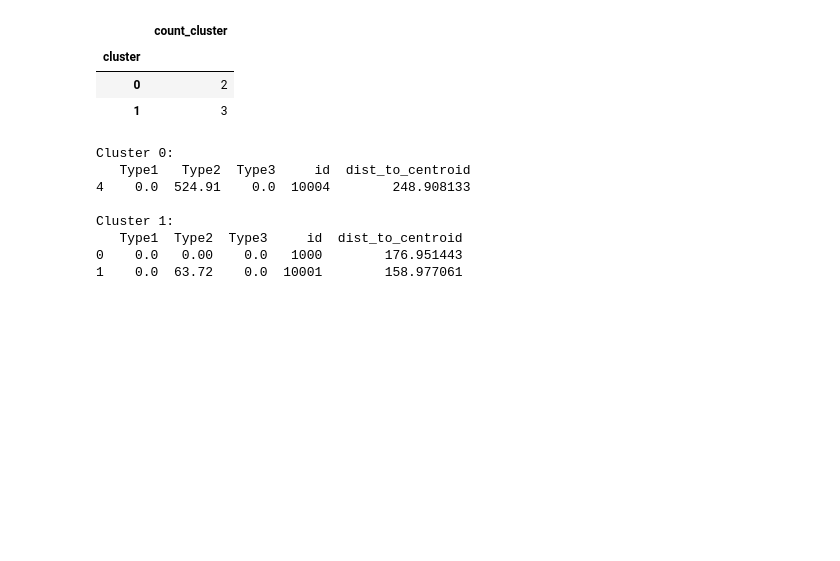
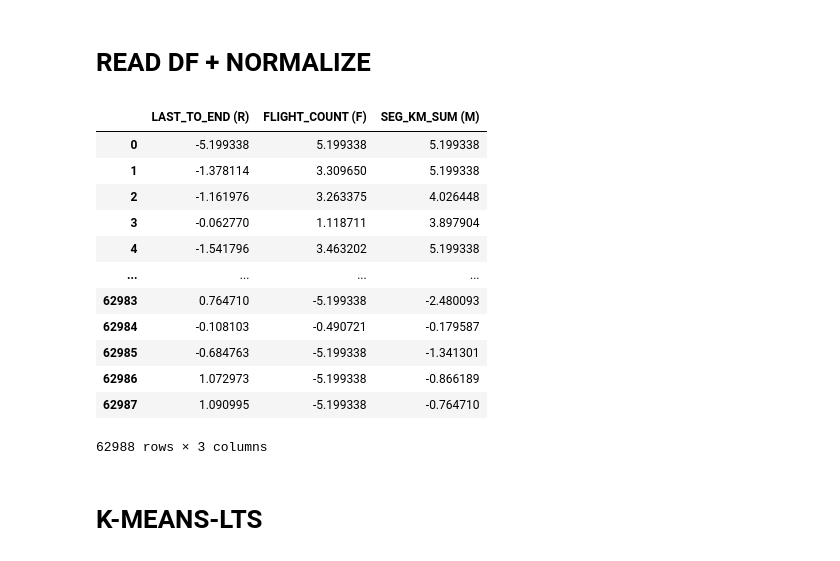
Before and after one commit to jptriciaestella/Skripsi-Kmeans-LTS, a Jupyter notebook: DATASET1/lts.ipynb, the cells around one changed output. Drawn from its saved outputs; the diff is of its cells as text; code cells hidden in the pictures; blank space fills up the shorter version.

```diff
--- a/DATASET1/lts.ipynb
+++ b/DATASET1/lts.ipynb
@@ -371,54 +0,0 @@ df
-# %%
-df_test = pd.DataFrame({'Type1': [0.0, 0.0, 473.6, 0.0, 0.0],
-                   'Type2': [0.0, 63.72, 174.0, 996.0, 524.91],
-                   'Type3': [0.0, 0.0, 31.6, 160.92, 0.0],
-                   'id': [1000, 10001, 10002, 10003, 10004]})
-
-points = df_test.drop('id', axis=1)
-# or points = df[['Type1', 'Type2', 'Type3']]
-
-# points = df.copy()
-kmeans = KMeans(n_clusters=2, random_state=0).fit(points)
-df_test['cluster'] = kmeans.labels_
-
-centroids = kmeans.cluster_centers_
-df_test['dist_to_centroid'] = np.linalg.norm(points - centroids[df_test['cluster']], axis=1)
-
-df_test.groupby('cluster').agg(count_cluster = ('cluster', 'count'))
-# %% [output]
-|  | count_cluster |
-| cluster |  |
-| 0 | 2 |
-| 1 | 3 |
-# %%
-trim_percent = 10
-
-cluster_df = [df_test[df_test['cluster'] == i].drop('cluster', axis=1) for i in range(2)]
-# Menampilkan DataFrame untuk setiap cluster
-for i, cluster_df in enumerate(cluster_df):
-
-    cluster_df = pd.DataFrame(cluster_df)
-    # print(f"Cluster {i}:\n{cluster_df}\n")
-
-    # mengurutkan dataframe berdasarkan jarak ke centroid
-    if 'dist_to_centroid' in cluster_df.columns:
-        sorted_cluster_df = cluster_df.sort_values('dist_to_centroid', ascending=False)
-        # print(f"Cluster {i}:\n{sorted_cluster_df}\n")
-
-        # memotong 10% data tiap dataframe yg memiliki jarak terbesar
-        rows_to_keep = int((100 - trim_percent) / 100 * len(sorted_cluster_df))
-        trimmed_cluster_df = sorted_cluster_df.tail(rows_to_keep)
-        print(f"Cluster {i}:\n{trimmed_cluster_df}\n")
-
-
-# print(cluster_df)
-# print(df)
-# %% [output]
-Cluster 0:
-   Type1   Type2  Type3     id  dist_to_centroid
-4    0.0  524.91    0.0  10004        248.908133
-
-Cluster 1:
-   Type1  Type2  Type3     id  dist_to_centroid
-0    0.0   0.00    0.0   1000        176.951443
-1    0.0  63.72    0.0  10001        158.977061
@@ -424,0 +9,25 @@ Cluster 1:
+# %% [markdown]
+# READ DF + NORMALIZE
+# %%
+df = pd.read_csv("rfm_data.csv")
+df.rename(columns = {'LAST_TO_END':'LAST_TO_END (R)', 'FLIGHT_COUNT':'FLIGHT_COUNT (F)', 'SEG_KM_SUM':'SEG_KM_SUM (M)'}, inplace=True)
+
+quantile_trans = QuantileTransformer(n_quantiles=1000, output_distribution='normal')
+df_scaled = pd.DataFrame(quantile_trans.fit_transform(df), columns=df.columns)
+df_scaled
+# %% [output]
+|  | LAST_TO_END (R) | FLIGHT_COUNT (F) | SEG_KM_SUM (M) |
+| 0 | -5.199338 | 5.199338 | 5.199338 |
+| 1 | -1.378114 | 3.309650 | 5.199338 |
+| 2 | -1.161976 | 3.263375 | 4.026448 |
+| 3 | -0.062770 | 1.118711 | 3.897904 |
+| 4 | -1.541796 | 3.463202 | 5.199338 |
+| ... | ... | ... | ... |
+| 62983 | 0.764710 | -5.199338 | -2.480093 |
+| 62984 | -0.108103 | -0.490721 | -0.179587 |
+| 62985 | -0.684763 | -5.199338 | -1.341301 |
+| 62986 | 1.072973 | -5.199338 | -0.866189 |
+| 62987 | 1.090995 | -5.199338 | -0.764710 |
+62988 rows × 3 columns
+# %% [markdown]
+# K-MEANS-LTS
```
Also changed, not shown: parts of 37 cells of this notebook, 21 other files.
